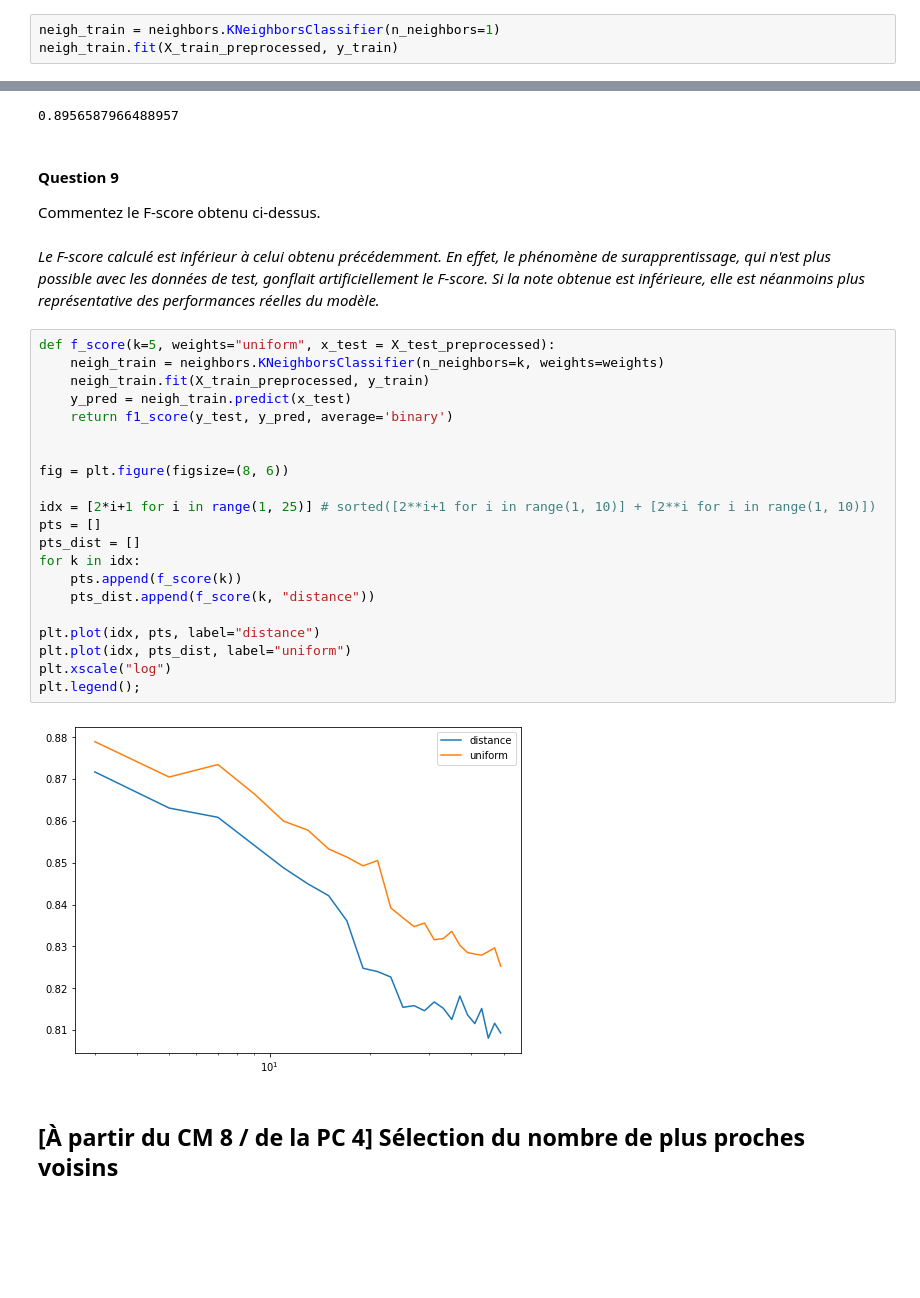
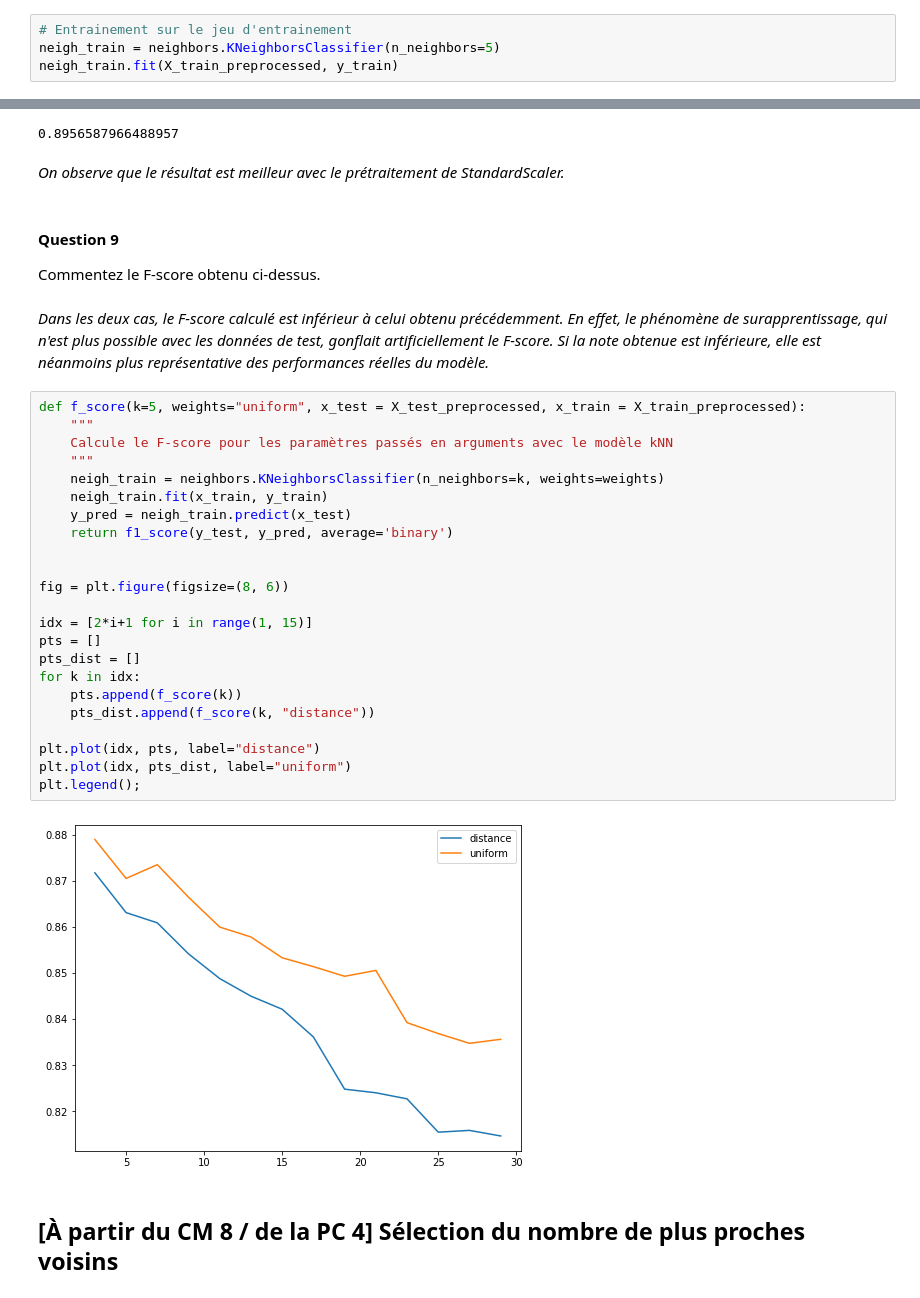
Before and after one commit to florian6973/sdd_projet, a Jupyter notebook: Projet.ipynb, the cells around one changed output, grey strips where cells are left out. Cells and saved outputs as stored; diff of their text form; blank space fills up the shorter version.

```diff
--- a/Projet.ipynb
+++ b/Projet.ipynb
@@ -270,6 +276,7 @@ X_test_preprocessed_s = s_scaler.transform(X_test)
 
 Entrainez de nouveau un modèle avec l'algorithme des 5 plus proches voisins, mais cette fois, utilisez uniquement le jeu d'entraînement. __Attention__ à bien « entraîner » votre pre-processing sur le jeu d'entraînement seulement ; considérez le jeu de test comme des données que vous ne voyez pas au moment de l'entraînement.
 # %%
-neigh_train = neighbors.KNeighborsClassifier(n_neighbors=1)
+# Entrainement sur le jeu d'entrainement
+neigh_train = neighbors.KNeighborsClassifier(n_neighbors=5)
 neigh_train.fit(X_train_preprocessed, y_train)
 # %% [output]
@@ -292,34 +299,38 @@ y_pred = neigh_train_s.predict(X_test_preprocessed_s)
 f1_score(y_test, y_pred, average='binary')
 # %% [output]
 0.8956587966488957
+# %% [markdown]
+*On observe que le résultat est meilleur avec le prétraitement de StandardScaler.*
 # %% [markdown]
 #### Question 9
 Commentez le F-score obtenu ci-dessus.
 # %% [markdown]
-*Le F-score calculé est inférieur à celui obtenu précédemment. En effet, le phénomène de surapprentissage, qui n'est plus possible avec les données de test, gonflait artificiellement le F-score. Si la note obtenue est inférieure, elle est néanmoins plus représentative des performances réelles du modèle.*
+*Dans les deux cas, le F-score calculé est inférieur à celui obtenu précédemment. En effet, le phénomène de surapprentissage, qui n'est plus possible avec les données de test, gonflait artificiellement le F-score. Si la note obtenue est inférieure, elle est néanmoins plus représentative des performances réelles du modèle.*
 # %%
-def f_score(k=5, weights="uniform", x_test = X_test_preprocessed):
+def f_score(k=5, weights="uniform", x_test = X_test_preprocessed, x_train = X_train_preprocessed):
+    """
+    Calcule le F-score pour les paramètres passés en arguments avec le modèle kNN
+    """
     neigh_train = neighbors.KNeighborsClassifier(n_neighbors=k, weights=weights)
-    neigh_train.fit(X_train_preprocessed, y_train)
+    neigh_train.fit(x_train, y_train)
     y_pred = neigh_train.predict(x_test)
     return f1_score(y_test, y_pred, average='binary')
 
 
 fig = plt.figure(figsize=(8, 6))
 
-idx = [2*i+1 for i in range(1, 25)] # sorted([2**i+1 for i in range(1, 10)] + [2**i for i in range(1, 10)])
+idx = [2*i+1 for i in range(1, 15)]
 pts = []
 pts_dist = []
 for k in idx:
     pts.append(f_score(k))
     pts_dist.append(f_score(k, "distance"))
 
 plt.plot(idx, pts, label="distance")
 plt.plot(idx, pts_dist, label="uniform")
-plt.xscale("log")
 plt.legend();
 # %% [output]
-[figure, old version]
+[figure, new version]
 # %% [markdown]
 ## [À partir du CM 8 / de la PC 4] Sélection du nombre de plus proches voisins
 # %% [markdown]
```
Also changed, not shown: parts of 33 cells of this notebook.
